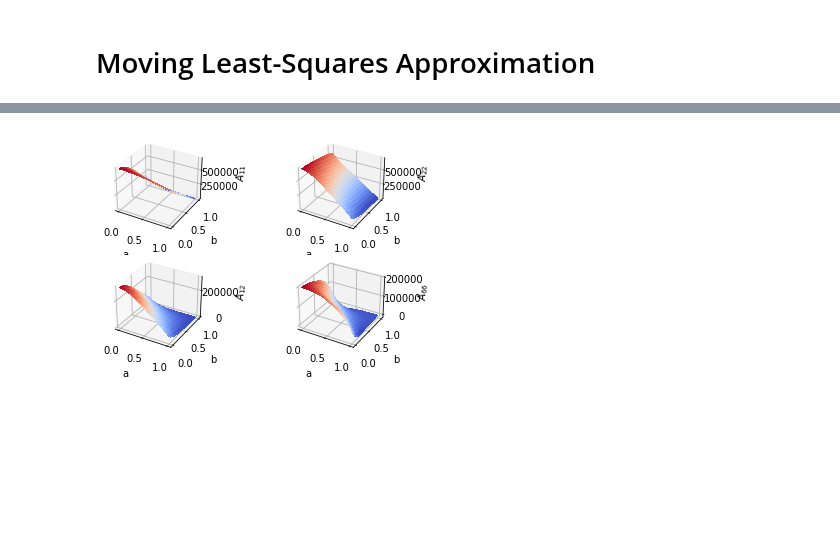
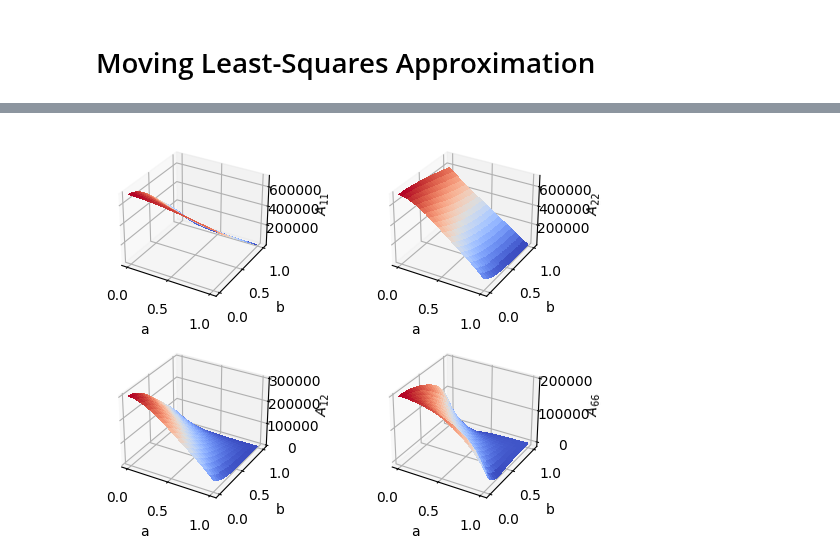
Before and after one commit to sigma-epsilon/sigmaepsilon.math, a Jupyter notebook: docs/source/notebooks/moving_least_squares.ipynb, the cells around one changed output, grey strips where cells are left out. Cells and saved outputs as stored; diff of their text form; code cells hidden in the pictures; blank space fills up the shorter version.

```diff
--- a/docs/source/notebooks/moving_least_squares.ipynb
+++ b/docs/source/notebooks/moving_least_squares.ipynb
@@ -26,0 +35,6 @@ for i in range(n):
+# %%
+w = CubicWeightFunction([0.0, 0.0], [0.5, 0.5])
+approx = moving_least_squares(data[:, 0:2], data[:, 2:], deg=2, order=2, w=w)
+
+f, fdx, fdy, fdxx, fdyy, fdxy = approx([0, 0])
+approx([0, 0])
@@ -27,34 +51,41 @@ for i in range(n):
 # %%
 from matplotlib import pyplot as plt
 from matplotlib import cm
 
+n = 20  # number of sampling points per coordinate
+X = np.linspace(0, 1, n)
+Y = np.linspace(0, 1, n)
+X, Y = np.meshgrid(X, Y)
+Z = np.zeros([4, n, n])
+
+for i in range(n):
+    for j in range(n):
+        f, *_ = approx([X[i, j], Y[i, j]])
+        Z[:, i, j] = f
+
 fig = plt.figure()
-ax1 = fig.add_subplot(221, projection='3d')
-ax2 = fig.add_subplot(222, projection='3d')
-ax3 = fig.add_subplot(223, projection='3d')
-ax4 = fig.add_subplot(224, projection='3d')
+ax1 = fig.add_subplot(221, projection="3d")
+ax2 = fig.add_subplot(222, projection="3d")
+ax3 = fig.add_subplot(223, projection="3d")
+ax4 = fig.add_subplot(224, projection="3d")
 
-ax1.plot_surface(X, Y, Z[0, ::], cmap=cm.coolwarm,
-                 linewidth=0, antialiased=False)
-ax2.plot_surface(X, Y, Z[1, ::], cmap=cm.coolwarm,
-                 linewidth=0, antialiased=False)
-ax3.plot_surface(X, Y, Z[2, ::], cmap=cm.coolwarm,
-                 linewidth=0, antialiased=False)
-ax4.plot_surface(X, Y, Z[3, ::], cmap=cm.coolwarm,
-                 linewidth=0, antialiased=False)
+ax1.plot_surface(X, Y, Z[0, ::], cmap=cm.coolwarm, linewidth=0, antialiased=False)
+ax2.plot_surface(X, Y, Z[1, ::], cmap=cm.coolwarm, linewidth=0, antialiased=False)
+ax3.plot_surface(X, Y, Z[2, ::], cmap=cm.coolwarm, linewidth=0, antialiased=False)
+ax4.plot_surface(X, Y, Z[3, ::], cmap=cm.coolwarm, linewidth=0, antialiased=False)
 
-ax1.set_xlabel('a')
-ax1.set_ylabel('b')
-ax1.set_zlabel('$A_{11}$')
-ax2.set_xlabel('a')
-ax2.set_ylabel('b')
-ax2.set_zlabel('$A_{22}$')
-ax3.set_xlabel('a')
-ax3.set_ylabel('b')
-ax3.set_zlabel('$A_{12}$')
-ax4.set_xlabel('a')
-ax4.set_ylabel('b')
-ax4.set_zlabel('$A_{66}$')
+ax1.set_xlabel("a")
+ax1.set_ylabel("b")
+ax1.set_zlabel("$A_{11}$")
+ax2.set_xlabel("a")
+ax2.set_ylabel("b")
+ax2.set_zlabel("$A_{22}$")
+ax3.set_xlabel("a")
+ax3.set_ylabel("b")
+ax3.set_zlabel("$A_{12}$")
+ax4.set_xlabel("a")
+ax4.set_ylabel("b")
+ax4.set_zlabel("$A_{66}$")
 plt.show()
 # %% [output]
-[figure, old version]
+[figure, new version]
```
Also changed, not shown: parts of 5 cells of this notebook.
